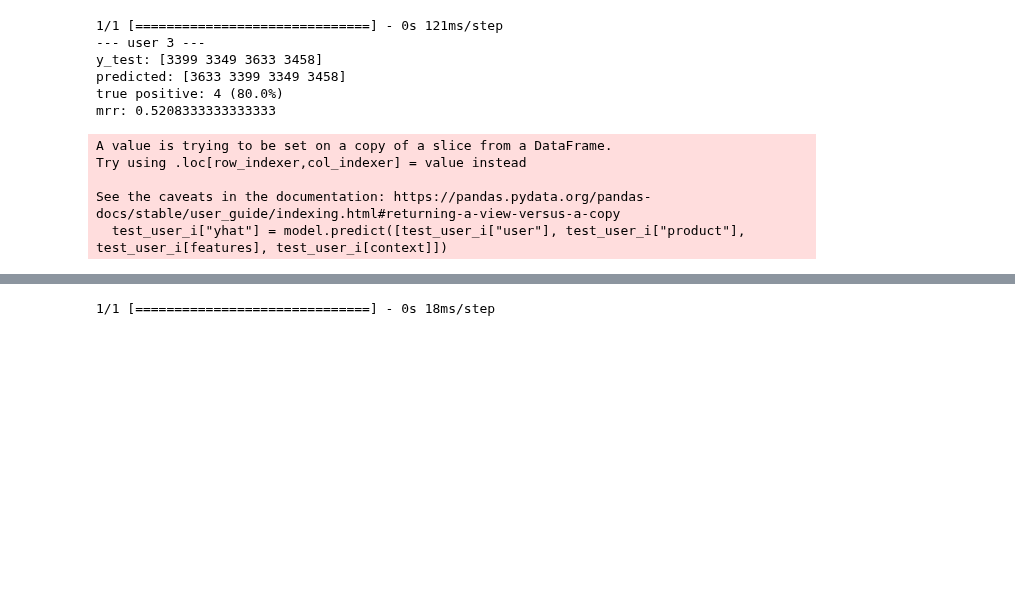
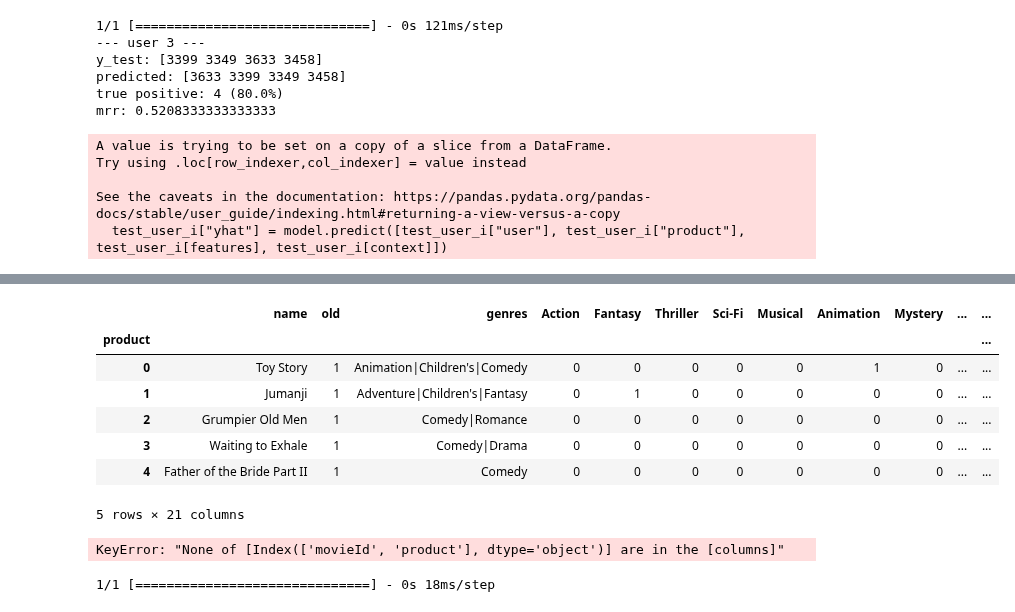
Before and after one commit to FabioArdi/morebo, a Jupyter notebook: Untitled4.ipynb, the cells around one changed output, grey strips where cells are left out. Cells and saved outputs as stored; diff of their text form; code cells hidden in the pictures; blank space fills up the shorter version.

```diff
--- a/Untitled4.ipynb
+++ b/Untitled4.ipynb
@@ -282,0 +356,11 @@ See the caveats in the documentation: https://pandas.pydata.org/pandas-docs/stab
+# %%
+movies_df.head()
+# %% [output]
+|  | name | old | genres | Action | Fantasy | Thriller | Sci-Fi | Musical | Animation | Mystery | ... | ... |
+| product |  |  |  |  |  |  |  |  |  |  |  | ... |
+| 0 | Toy Story | 1 | Animation|Children's|Comedy | 0 | 0 | 0 | 0 | 0 | 1 | 0 | ... | ... |
+| 1 | Jumanji | 1 | Adventure|Children's|Fantasy | 0 | 1 | 0 | 0 | 0 | 0 | 0 | ... | ... |
+| 2 | Grumpier Old Men | 1 | Comedy|Romance | 0 | 0 | 0 | 0 | 0 | 0 | 0 | ... | ... |
+| 3 | Waiting to Exhale | 1 | Comedy|Drama | 0 | 0 | 0 | 0 | 0 | 0 | 0 | ... | ... |
+| 4 | Father of the Bride Part II | 1 | Comedy | 0 | 0 | 0 | 0 | 0 | 0 | 0 | ... | ... |
+5 rows × 21 columns
@@ -283,3 +451,8 @@ See the caveats in the documentation: https://pandas.pydata.org/pandas-docs/stab
+# %%
+recommendations = recommend_movies_for_new_user(model1, new_user_df, movies_df)
+print("Recommended movies for the new user:", recommendations)
+# %% [output]
+KeyError: "None of [Index(['movieId', 'product'], dtype='object')] are in the [columns]"
 # %%
 import lime
 import lime.lime_tabular
```
Also changed, not shown: parts of 12 cells of this notebook.
